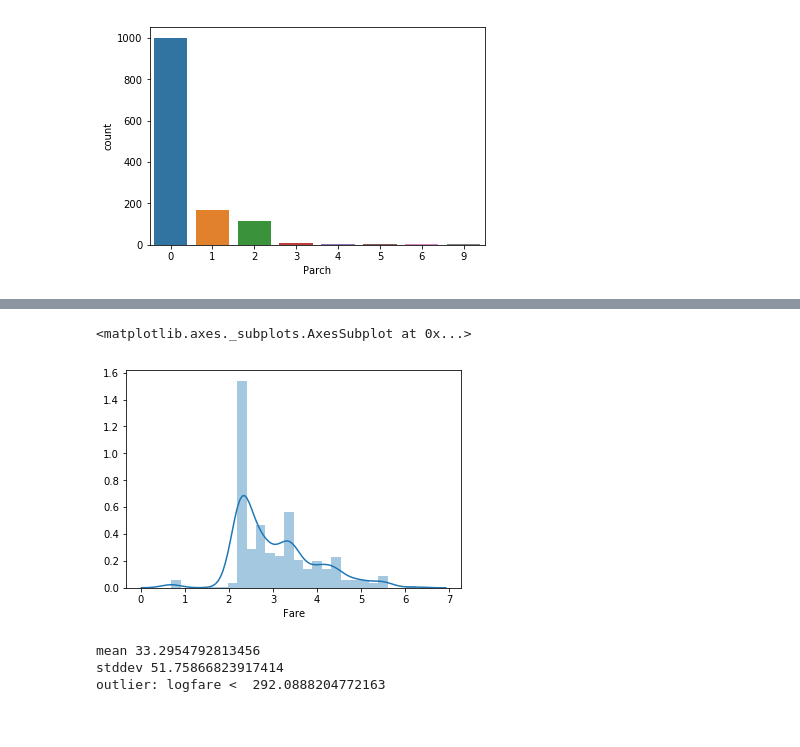
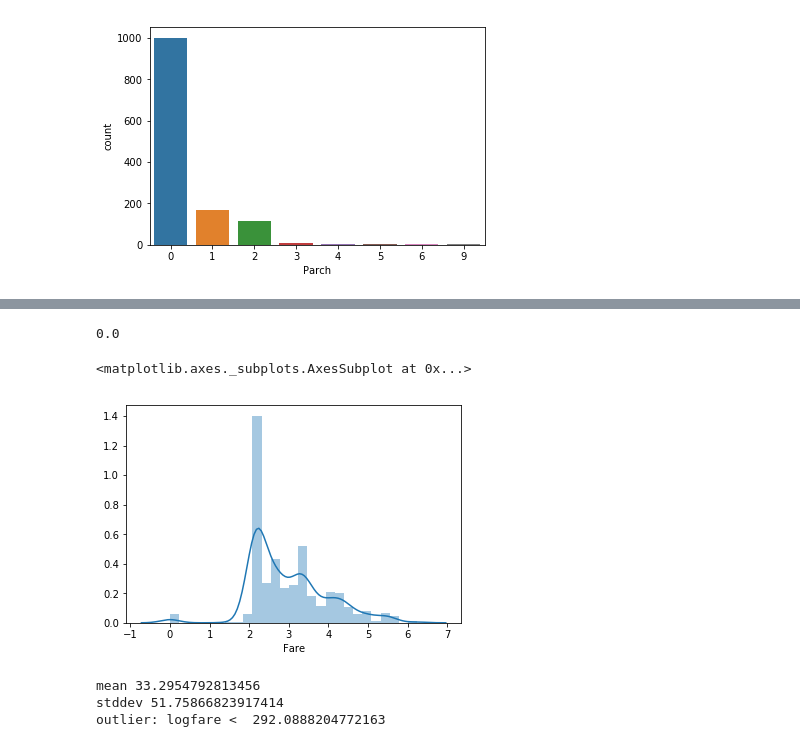
Before and after one commit to keijak/kaggle-pub, a Jupyter notebook: titanic/EDA.ipynb, the cells around one changed output, grey strips where cells are left out. Drawn from its saved outputs; the diff is of its cells as text; code cells hidden in the pictures.

```diff
--- a/titanic/EDA.ipynb
+++ b/titanic/EDA.ipynb
@@ -112,9 +128,14 @@ sns.distplot(full_df.Fare.dropna())
+# %%
+full_df.Fare.min()
+# %% [output]
+0.0
 # %%
-logfares = np.log(fares.dropna() + 2)
+fares = full_df.Fare.dropna()
+logfares = np.log1p(fares)
 sns.distplot(logfares)
 # %% [output]
 <matplotlib.axes._subplots.AxesSubplot at 0x...>
-[figure, old version]
+[figure, new version]
 # %%
 print("mean", fares.mean())
 print("stddev", fares.std())
```
Also changed, not shown: parts of 8 cells of this notebook, 3 other files.
